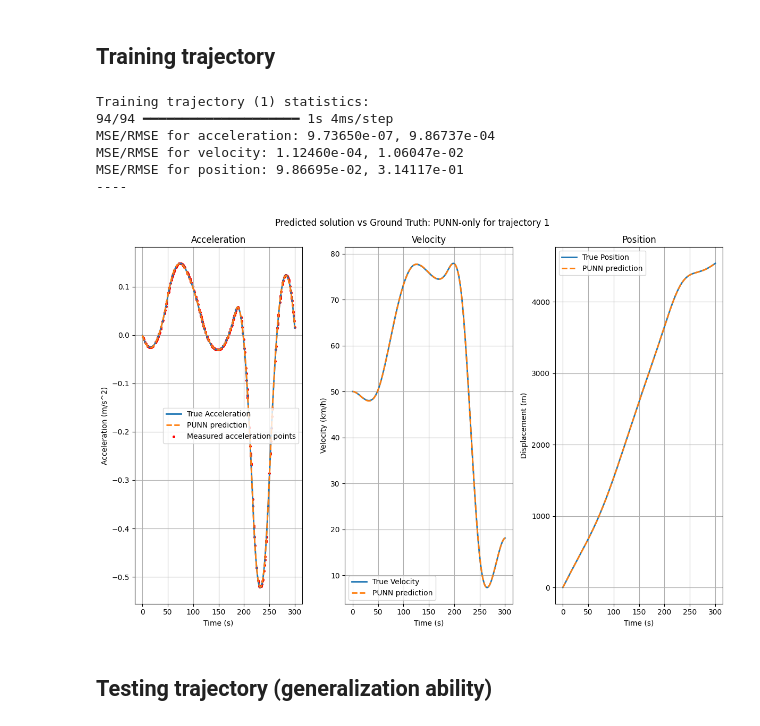
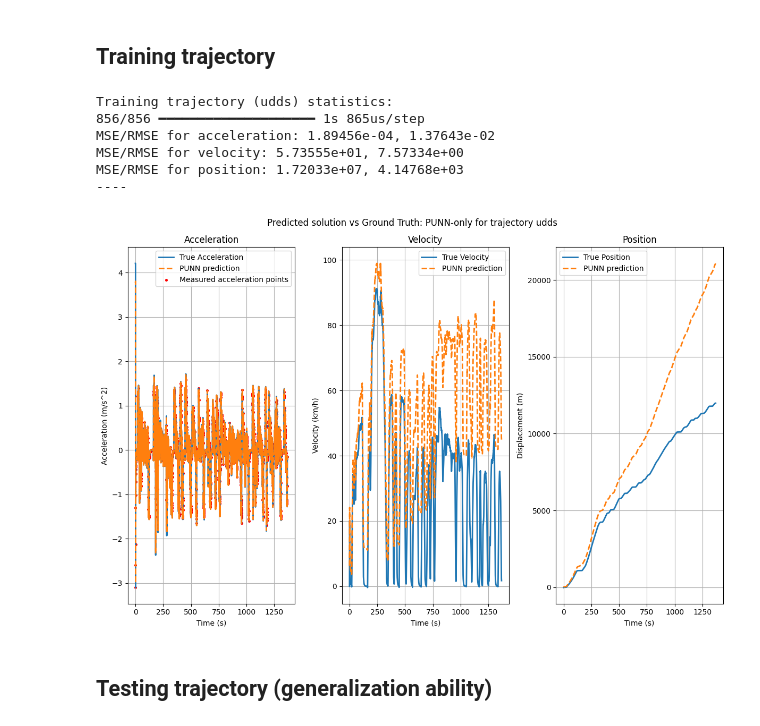
Before and after one commit to ZeArteaga/PINN-control-platooning, a Jupyter notebook: PINN.ipynb, the cells around one changed output. Saved outputs shown, nothing was run; the diff lists cells and outputs as text; code cells hidden in the pictures.

```diff
--- a/PINN.ipynb
+++ b/PINN.ipynb
@@ -270,7 +116,7 @@ def loss_plot(history, es_start_epoch):
     plt.legend()
     plt.show()
 
-def evaluate_results(model, X_norm, true_data, scaler_Y=None):
+def evaluate_results(model, X_norm, true_data, dt, x0, scaler_Y=None):
     v = np.zeros_like(t)
     x = np.zeros_like(t)
 
@@ -301,23 +147,26 @@ def evaluate_results(model, X_norm, true_data, scaler_Y=None):
 # %% [markdown]
 **for now only using one of the trajectories for training although I had made a tf.dataset that would have shape (traj, N, features) for parallel training. But that would require changing the models architecture as far as I know for now. Stash that**
 # %%
-train_ratio = .1 #data sparsity
-train_id = 1 #traj id
-df_train_traj = dataset[dataset['traj_id'] == train_id]
-X = df_train_traj[["t", "u", "v_true", "x_true"]].to_numpy() #control input + states + time dependency -> shape 4, N
+traj_id = "udds"
+df = pd.read_csv("data/CACC_" + traj_id + ".csv")
+train_ratio = .1
+X = df[["t", "fv0_u", "fv0_v", "d_fv0_lv", "d*_fv0_lv"]].to_numpy()
+t = X[:, 0]
+dt = t[1] - t[0]
+print(f"dt={dt}")
+Y = df[["fv0_a"]].to_numpy()  #NN predicts instantaneous acceleration
+y0 = Y[0]
 
-Y_train_traj = df_train_traj[["a_true_next"]].to_numpy()  #NN only predicts a
-y0_true = Y_train_traj[0]
-Y_train, Y_val, X_train, X_val = train_test_split(Y_train_traj, X, train_size=train_ratio, random_state=31)
+Y_train, Y_val, X_train, X_val = train_test_split(Y, X, train_size=train_ratio, random_state=31)
 print("Number of training points:")
 print(Y_train.shape) #only 10% of measurements (sparse dataset)
 
 #Visualize training data provided to model:
-mask = np.isin(Y_train_traj, Y_train)
-Y_mask = Y_train_traj.copy()
+mask = np.isin(Y, Y_train)
+Y_mask = Y.copy()
 Y_mask[~mask] = np.nan
 plt.scatter(t, Y_mask, label="Selected accel for training (m/s^2)", s=5, color="red")
-plt.plot(t, Y_train_traj, label="True acceleration", linewidth=2, color="green")
+plt.plot(t, Y, label="True acceleration", linewidth=2, color="green")
 plt.legend()
 plt.show()
 
@@ -412,23 +278,25 @@ offline integration for testing, in reality it would be real-time
 # %% [markdown]
 ## Training trajectory
 # %%
-true_data = df_train_traj[["a_true_next", "v_true_next", "x_true_next"]].to_numpy()
-punn_model = load_model("models/punn_model_forward.h5", compile=False)  # Load model just for prediction
-print("Training trajectory (" + str(train_id) + ") statistics: ")
-punn_train_traj_eval = evaluate_results(model=punn_model, X_norm=X_norm, true_data=true_data, scaler_Y=scaler_Y)
+full_data = df[["fv0_a", "fv0_v", "fv0_x"]].to_numpy()
+punn_model = load_model("models/punn_model_CACC.keras", compile=False)  # Load model just for prediction
+print("Training trajectory (" + traj_id + ") statistics: ")
+punn_train_traj_eval = evaluate_results(model=punn_model, X_norm=X_norm,
+                                        true_data=full_data, scaler_Y=scaler_Y,
+                                        dt=dt, x0=x0_norm)
 print("----")
-comparison_plot(t=t, true_data=true_data, meas_data=Y_mask,
+comparison_plot(t=t, true_data=full_data, meas_data=Y_mask,
     pred_data=[(punn_train_traj_eval, "PUNN prediction")],
-    suptitle="Predicted solution vs Ground Truth: PUNN-only for trajectory " + str(train_id)
+    suptitle="Predicted solution vs Ground Truth: PUNN-only for trajectory " + traj_id
 )
 # %% [output]
-Training trajectory (1) statistics:
-94/94 ━━━━━━━━━━━━━━━━━━━━ 1s 4ms/step
-MSE/RMSE for acceleration: 9.73650e-07, 9.86737e-04
-MSE/RMSE for velocity: 1.12460e-04, 1.06047e-02
-MSE/RMSE for position: 9.86695e-02, 3.14117e-01
+Training trajectory (udds) statistics:
+856/856 ━━━━━━━━━━━━━━━━━━━━ 1s 865us/step
+MSE/RMSE for acceleration: 1.89456e-04, 1.37643e-02
+MSE/RMSE for velocity: 5.73555e+01, 7.57334e+00
+MSE/RMSE for position: 1.72033e+07, 4.14768e+03
 ----
-[figure, old version]
+[figure, new version]
 # %% [markdown]
 ## Testing trajectory (generalization ability)
 # %%
```
Also changed, not shown: parts of 8 cells of this notebook, 7 other files.
